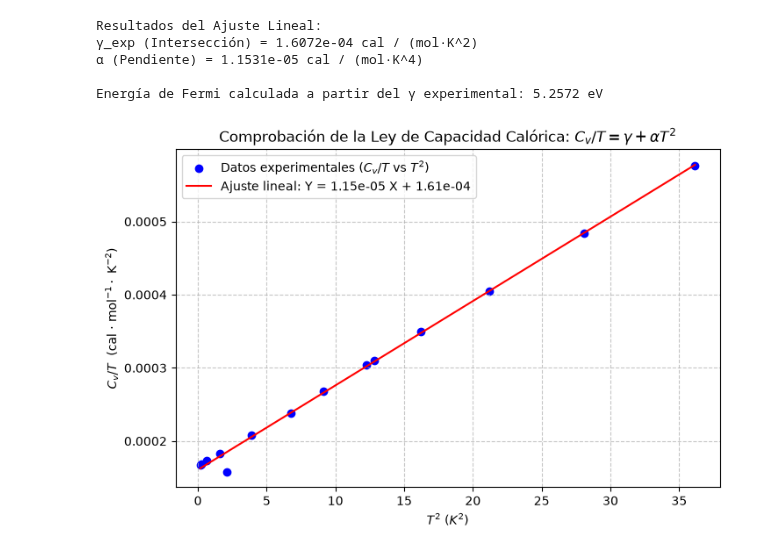
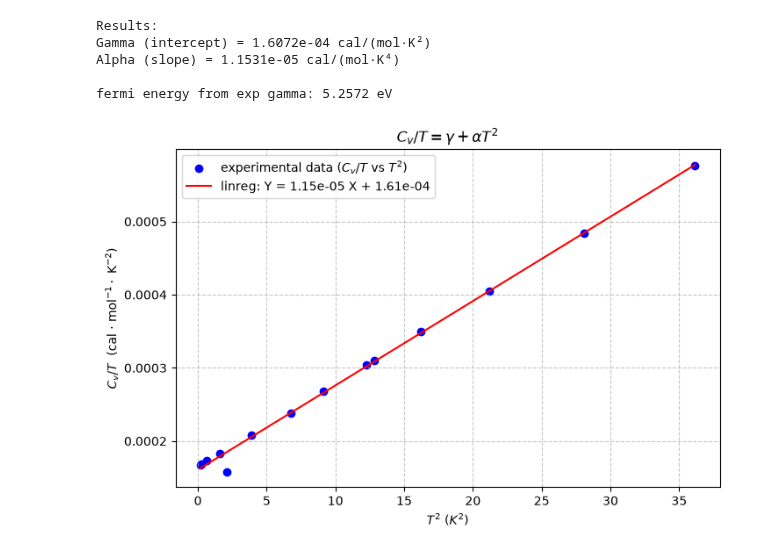
Before and after one commit to rifu-uni/shared, a Jupyter notebook: sommerfield.ipynb, the cells around one changed output. Drawn from its saved outputs; the diff is of its cells as text; code cells hidden in the pictures.

```diff
--- a/sommerfield.ipynb
+++ b/sommerfield.ipynb
@@ -1,50 +1,47 @@
 # %%
 import numpy as np
 import matplotlib.pyplot as plt
 
-# 1. Ingreso de los datos de la tabla (image.png)
-# Temperaturas en K
 T = np.array([0.418, 0.517, 0.787, 1.252, 1.452, 1.968, 2.603,
               3.02, 3.498, 3.579, 4.023, 4.606, 5.301, 6.013])
 
-# Capacidad calórica Cv, recordando aplicar el factor 10^-2 (cal / mol*K)
+# applying 10^-2 (cal / mol*K) factor
 Cv = np.array([0.007, 0.0087, 0.0136, 0.0229, 0.0229, 0.041, 0.0621,
                0.0809, 0.1065, 0.1109, 0.1407, 0.1867, 0.2567, 0.3464]) * 1e-2
 
-# 2. Transformación de variables para la regresión
+# transforming vars
 X = T**2
 Y = Cv / T
 
-# 3. Regresión lineal (polinomio de grado 1: Y = alpha * X + gamma)
-# np.polyfit devuelve primero la pendiente (alpha) y luego el intercepto (gamma)
+# order 1 polyfit (linear)
 alpha, gamma = np.polyfit(X, Y, 1)
 
-print(f"Resultados del Ajuste Lineal:")
-print(f"γ_exp (Intersección) = {gamma:.4e} cal / (mol·K^2)")
-print(f"α (Pendiente) = {alpha:.4e} cal / (mol·K^4)\n")
+print("Results:")
+print(f"Gamma (intercept) = {gamma:.4e} cal/(mol·K²)")
+print(f"Alpha (slope) = {alpha:.4e} cal/(mol·K⁴)")
 
-# 4. Cálculo de la Energía de Fermi (Ef) usando el gamma experimental
-R = 1.987        # Constante de los gases en cal/(mol·K)
-k_B = 8.617e-5   # Constante de Boltzmann en eV/K
+# Fermi energy calculation
+R = 1.987        # gas constant in cal/(mol*K)
+k_B = 8.617e-5   # Boltzmann constant in eV/K
 
-# Despejando Ef de la fórmula teórica: gamma = (pi^2 / 2) * (R * k_B) / Ef
+# gamma = (pi^2 / 2) * (R * k_B) / Ef
 Ef = (np.pi**2 * R * k_B) / (2 * gamma)
-print(f"Energía de Fermi calculada a partir del γ experimental: {Ef:.4f} eV")
+print("\n"+fr"fermi energy from exp gamma: {Ef:.4f} eV")
 
-# 5. Gráfica de los datos y el ajuste lineal
+# graph
 plt.figure(figsize=(8, 5))
-plt.scatter(X, Y, color='blue', label='Datos experimentales ($C_v/T$ vs $T^2$)')
-plt.plot(X, alpha * X + gamma, color='red', label=f'Ajuste lineal: Y = {alpha:.2e} X + {gamma:.2e}')
-plt.xlabel('$T^2$ ($K^2$)')
-plt.ylabel('$C_v / T$  (cal $\cdot$ mol$^{-1} \cdot$ K$^{-2}$)')
-plt.title('Comprobación de la Ley de Capacidad Calórica: $C_v/T = \gamma + \\alpha T^2$')
+plt.scatter(X, Y, color='blue', label=r'experimental data ($C_v/T$ vs $T^2$)')
+plt.plot(X, alpha * X + gamma, color='red', label=fr'linreg: Y = {alpha:.2e} X + {gamma:.2e}')
+plt.xlabel(r'$T^2$ ($K^2$)')
+plt.ylabel(r'$C_v / T$  (cal $\cdot$ mol$^{-1} \cdot$ K$^{-2}$)')
+plt.title(r'$C_v/T = \gamma + \alpha T^2$')
 plt.legend()
 plt.grid(True, linestyle='--', alpha=0.7)
 plt.show()
 # %% [output]
-Resultados del Ajuste Lineal:
-γ_exp (Intersección) = 1.6072e-04 cal / (mol·K^2)
-α (Pendiente) = 1.1531e-05 cal / (mol·K^4)
+Results:
+Gamma (intercept) = 1.6072e-04 cal/(mol·K²)
+Alpha (slope) = 1.1531e-05 cal/(mol·K⁴)
 
-Energía de Fermi calculada a partir del γ experimental: 5.2572 eV
+fermi energy from exp gamma: 5.2572 eV
-[figure, old version]
+[figure, new version]
```
Also changed, not shown: 1 other file.
